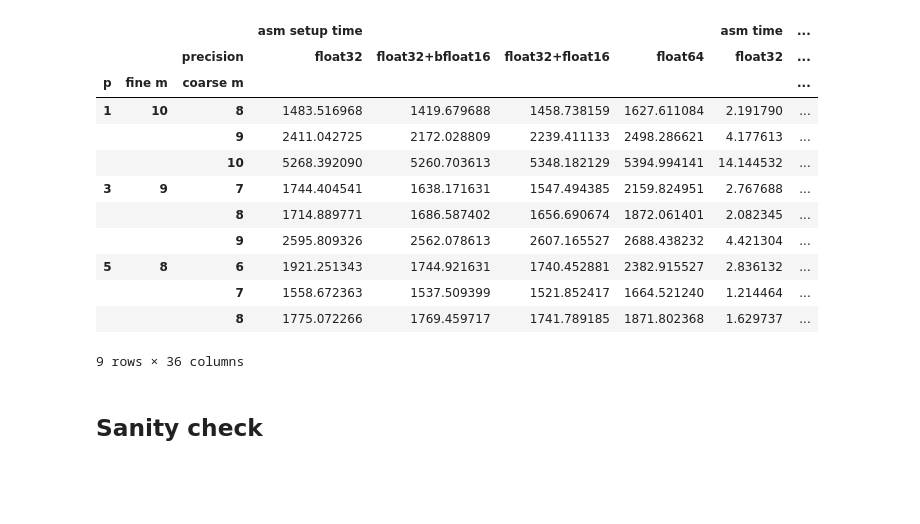
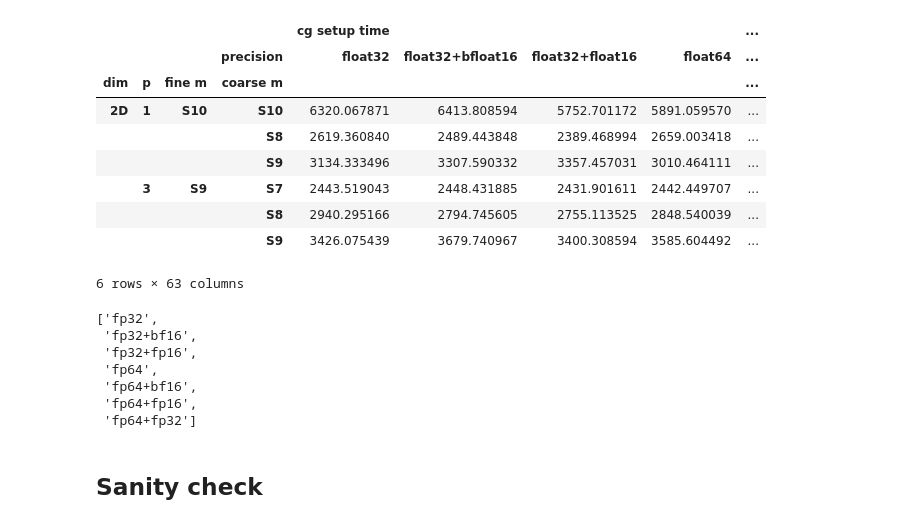
Before and after one commit to mgr0dzicki/dd-solvers, a Jupyter notebook: notebooks/precision_tables.ipynb, the cells around one changed output. Drawn from its saved outputs; the diff is of its cells as text; code cells hidden in the pictures; blank space fills up the shorter version.

```diff
--- a/notebooks/precision_tables.ipynb
+++ b/notebooks/precision_tables.ipynb
@@ -33,32 +34,40 @@ def process_experiments_df(df: pd.DataFrame):
     return pivot_table
 # %%
 df = pd.read_csv("../results/experiment_precisions.csv")
+df = process_experiments_df(df)
+summary = generate_summary(df)
+summary
+# %% [output]
+|  |  |  |  | cg setup time |  |  |  | ... |
+|  |  |  | precision | float32 | float32+bfloat16 | float32+float16 | float64 | ... |
+| dim | p | fine m | coarse m |  |  |  |  | ... |
+| 2D | 1 | S10 | S10 | 6320.067871 | 6413.808594 | 5752.701172 | 5891.059570 | ... |
+|  |  |  | S8 | 2619.360840 | 2489.443848 | 2389.468994 | 2659.003418 | ... |
+|  |  |  | S9 | 3134.333496 | 3307.590332 | 3357.457031 | 3010.464111 | ... |
+|  | 3 | S9 | S7 | 2443.519043 | 2448.431885 | 2431.901611 | 2442.449707 | ... |
+|  |  |  | S8 | 2940.295166 | 2794.745605 | 2755.113525 | 2848.540039 | ... |
+|  |  |  | S9 | 3426.075439 | 3679.740967 | 3400.308594 | 3585.604492 | ... |
+6 rows × 63 columns
-# %%
-summary = process_experiments_df(df)
-summary
-# %% [output]
-|  |  |  | asm setup time |  |  |  | asm time | ... |
-|  |  | precision | float32 | float32+bfloat16 | float32+float16 | float64 | float32 | ... |
-| p | fine m | coarse m |  |  |  |  |  | ... |
-| 1 | 10 | 8 | 1483.516968 | 1419.679688 | 1458.738159 | 1627.611084 | 2.191790 | ... |
-|  |  | 9 | 2411.042725 | 2172.028809 | 2239.411133 | 2498.286621 | 4.177613 | ... |
-|  |  | 10 | 5268.392090 | 5260.703613 | 5348.182129 | 5394.994141 | 14.144532 | ... |
-| 3 | 9 | 7 | 1744.404541 | 1638.171631 | 1547.494385 | 2159.824951 | 2.767688 | ... |
-|  |  | 8 | 1714.889771 | 1686.587402 | 1656.690674 | 1872.061401 | 2.082345 | ... |
-|  |  | 9 | 2595.809326 | 2562.078613 | 2607.165527 | 2688.438232 | 4.421304 | ... |
-| 5 | 8 | 6 | 1921.251343 | 1744.921631 | 1740.452881 | 2382.915527 | 2.836132 | ... |
-|  |  | 7 | 1558.672363 | 1537.509399 | 1521.852417 | 1664.521240 | 1.214464 | ... |
-|  |  | 8 | 1775.072266 | 1769.459717 | 1741.789185 | 1871.802368 | 1.629737 | ... |
-9 rows × 36 columns
 # %%
-precisions = ["float64", "float32", "float32+float16", "float32+bfloat16"]
-ps = [1, 3, 5]
+precisions = summary.columns.levels[1].to_list()
+ds = summary.index.levels[0].to_list()
+ps = summary.index.levels[1].to_list()
 
 
 def shorten_precision(prec):
     return "+".join(
         [("fp" if p.startswith("f") else "bf") + p[-2:] for p in prec.split("+")]
     )
+
+[shorten_precision(prec) for prec in precisions]
+# %% [output]
+['fp32',
+ 'fp32+bf16',
+ 'fp32+fp16',
+ 'fp64',
+ 'fp64+bf16',
+ 'fp64+fp16',
+ 'fp64+fp32']
 # %% [markdown]
 ## Sanity check
 # %%
```
Also changed, not shown: parts of 4 cells of this notebook, 3 other files.
